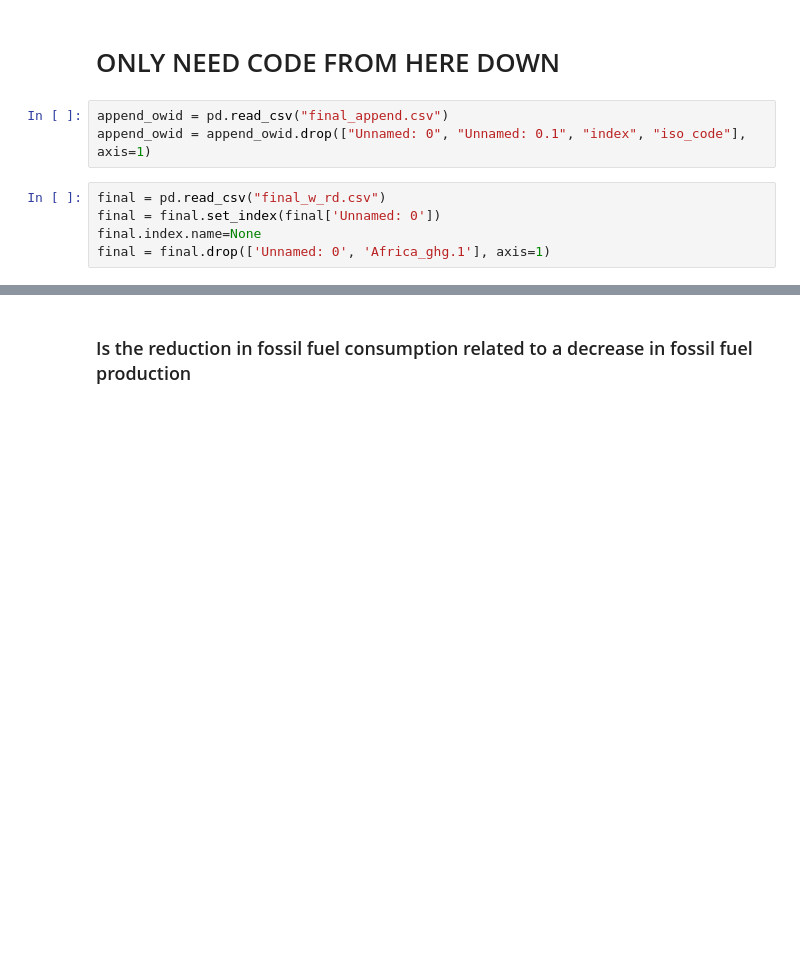
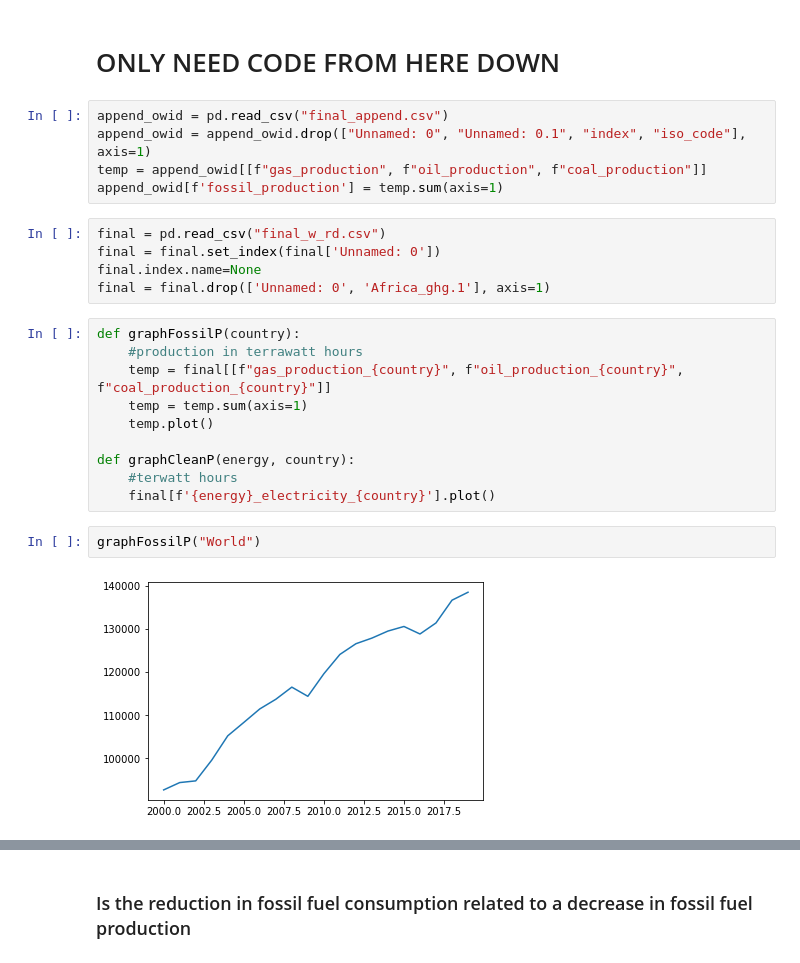
Before and after one commit to Adam-Omarali/BDC-Energy, a Jupyter notebook: DataAnalysis.ipynb, the cells around one changed output, grey strips where cells are left out. Drawn from its saved outputs; the diff is of its cells as text; blank space fills up the shorter version.

```diff
--- a/DataAnalysis.ipynb
+++ b/DataAnalysis.ipynb
@@ -9,8 +9,24 @@ from matplotlib import pyplot as plt
 # %%
 append_owid = pd.read_csv("final_append.csv")
 append_owid = append_owid.drop(["Unnamed: 0", "Unnamed: 0.1", "index", "iso_code"], axis=1)
+temp = append_owid[[f"gas_production", f"oil_production", f"coal_production"]]
+append_owid[f'fossil_production'] = temp.sum(axis=1)
 # %%
 final = pd.read_csv("final_w_rd.csv")
 final = final.set_index(final['Unnamed: 0'])
 final.index.name=None
 final = final.drop(['Unnamed: 0', 'Africa_ghg.1'], axis=1)
+# %%
+def graphFossilP(country):
+    #production in terrawatt hours
+    temp = final[[f"gas_production_{country}", f"oil_production_{country}", f"coal_production_{country}"]]
+    temp = temp.sum(axis=1)
+    temp.plot()
+
+def graphCleanP(energy, country):
+    #terwatt hours
+    final[f'{energy}_electricity_{country}'].plot()
+# %%
+graphFossilP("World")
+# %% [output]
+[figure, added]
```
Also changed, not shown: parts of 10 cells of this notebook, 1 other file.
